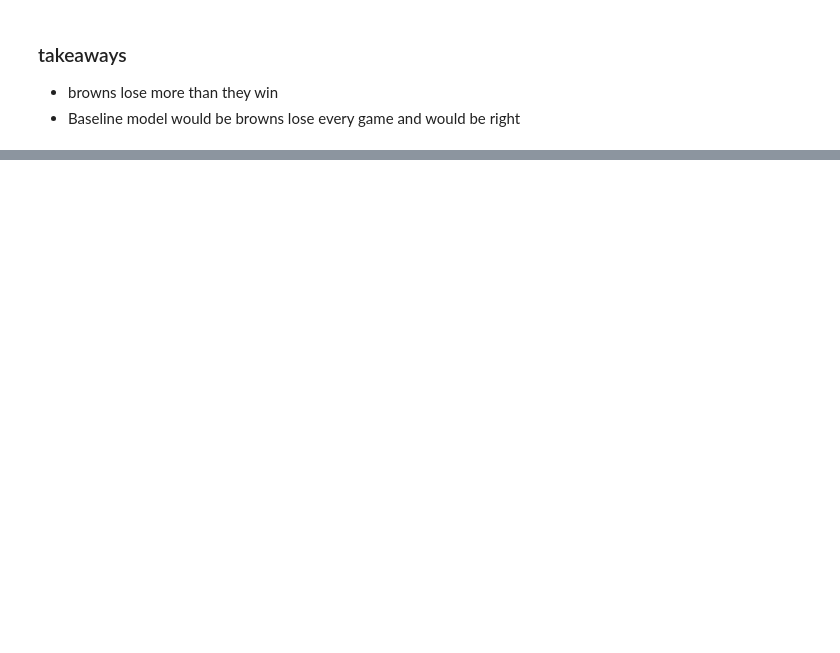
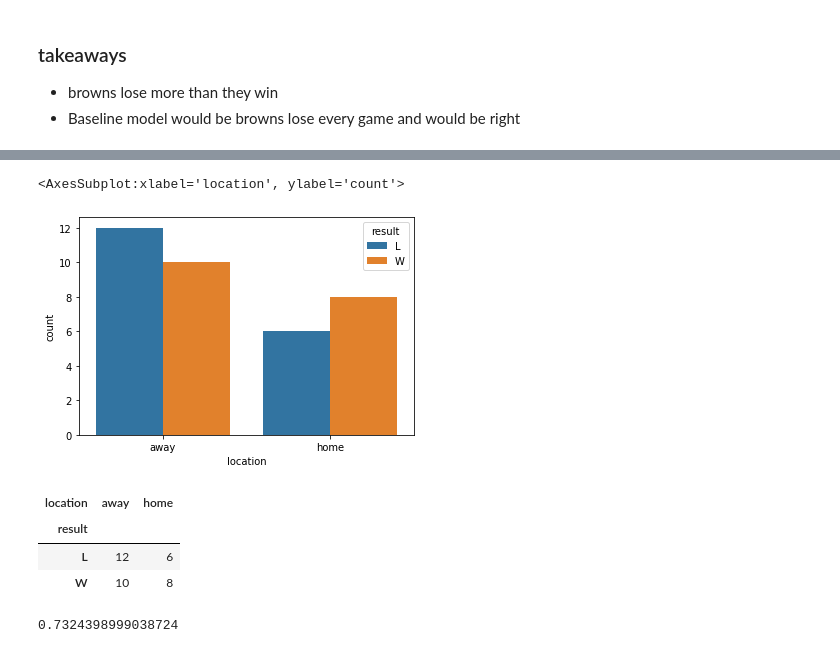
Before and after one commit to allantestaten/browns_project, a Jupyter notebook: explore_notebook.ipynb, the cells around one changed output, grey strips where cells are left out. Saved outputs shown, nothing was run; the diff lists cells and outputs as text; code cells hidden in the pictures; blank space fills up the shorter version.

```diff
--- a/explore_notebook.ipynb
+++ b/explore_notebook.ipynb
@@ -187,0 +235,11 @@ sns.countplot(x=df["result"])
+# %%
+# split data
+
+# splitting data into test and validate samples
+train_validate, test = train_test_split(df, test_size=.2,
+                                        random_state=123,
+                                        stratify=df.result)
+# splitting data into train and validate samples
+train, validate = train_test_split(train_validate, test_size=.3,
+                                   random_state=123,
+                                   stratify=train_validate.result)
@@ -187,0 +278,25 @@ sns.countplot(x=df["result"])
+# %%
+# Create for loop to produce graphics for categorical variables and target
+# categoricals location
+sns.countplot(data=train, x="location", hue="result")
+# %% [output]
+<AxesSubplot:xlabel='location', ylabel='count'>
+[figure, added]
+# %%
+#statistical test / Chi square because both variables are categorical variables
+# cross tab created in preparation to run chi^2 test
+
+observed = pd.crosstab(train.result, train.location)
+observed
+# %% [output]
+| location | away | home |
+| result |  |  |
+| L | 12 | 6 |
+| W | 10 | 8 |
+# %%
+# chi square statistical test
+chi2, p, degf, expected = stats.chi2_contingency(observed)
+
+p
+# %% [output]
+0.7324398999038724
```
Also changed, not shown: parts of 43 cells of this notebook.
